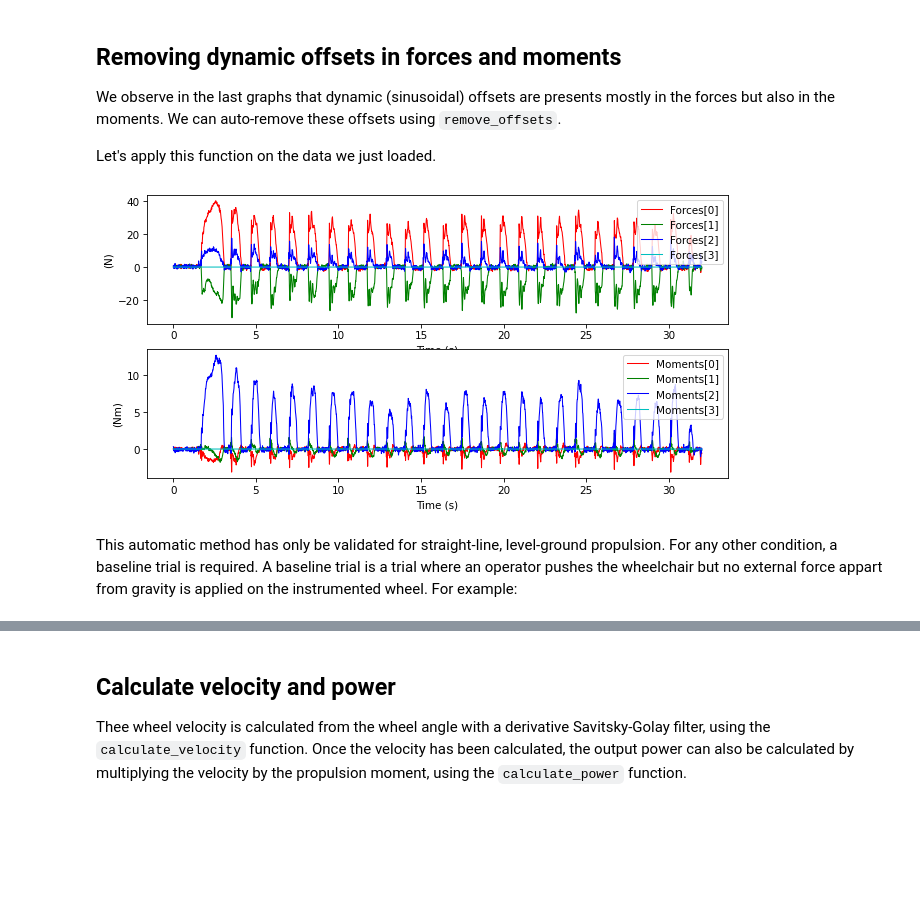
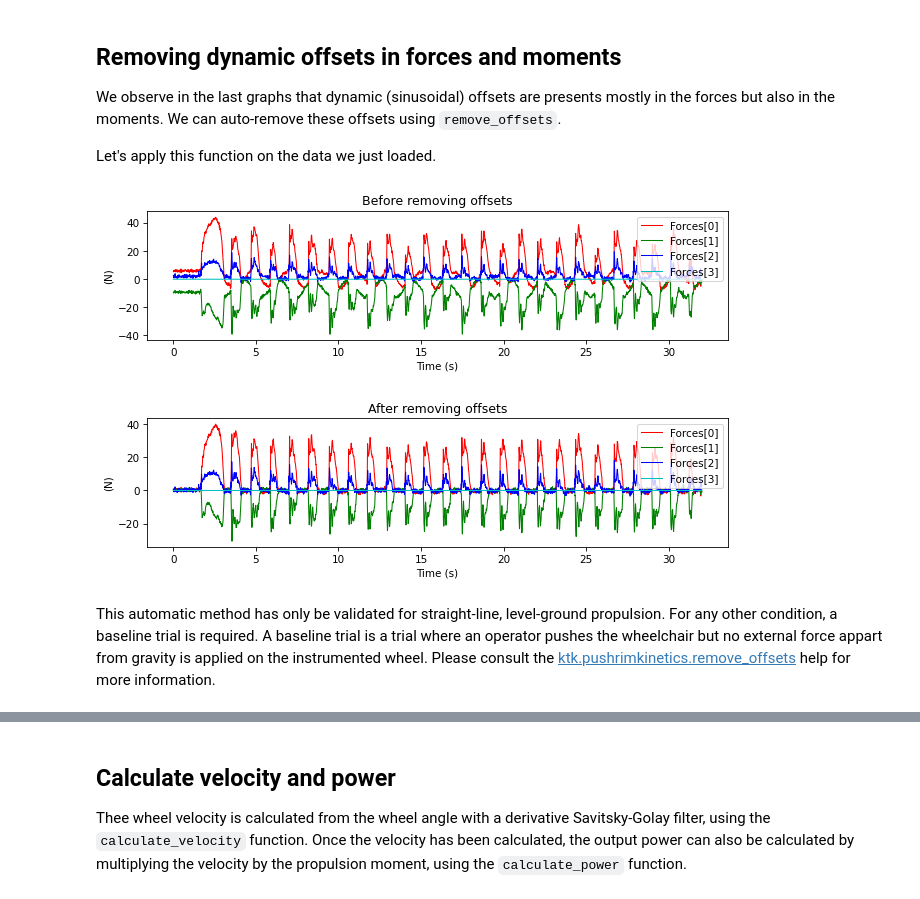
Before and after one commit to kineticstoolkit/kineticstoolkit, a Jupyter notebook: doc/pushrimkinetics.ipynb, the cells around one changed output, grey strips where cells are left out. Cells and saved outputs as stored; diff of their text form; code cells hidden in the pictures; blank space fills up the shorter version.

```diff
--- a/doc/pushrimkinetics.ipynb
+++ b/doc/pushrimkinetics.ipynb
@@ -79,15 +79,21 @@ Removing dynamic offsets in forces and moments
 We observe in the last graphs that dynamic (sinusoidal) offsets are presents mostly in the forces but also in the moments. We can auto-remove these offsets using `remove_offsets`.
 
 Let's apply this function on the data we just loaded.
+# %%
+plt.subplot(2, 1, 1)
+kinetics.plot('Forces')
+plt.title('Before removing offsets')
+plt.show()
+# %% [output]
+[figure, added]
 # %%
 kinetics = ktk.pushrimkinetics.remove_offsets(kinetics)
 
-plt.subplot(2, 1, 1)
+plt.subplot(2, 1, 2)
 kinetics.plot('Forces')
-plt.subplot(2, 1, 2)
-kinetics.plot('Moments')
+plt.title('After removing offsets')
+plt.show()
 # %% [output]
-[figure, old version]
+[figure, new version]
 # %% [markdown]
-This automatic method has only be validated for straight-line, level-ground propulsion. For any other condition, a baseline trial is required. A baseline trial is a trial where an operator pushes the wheelchair but no external
-force appart from gravity is applied on the instrumented wheel. For example:
+This automatic method has only be validated for straight-line, level-ground propulsion. For any other condition, a baseline trial is required. A baseline trial is a trial where an operator pushes the wheelchair but no external force appart from gravity is applied on the instrumented wheel. Please consult the [ktk.pushrimkinetics.remove_offsets](api/ktk.pushrimkinetics.rst#ktk.pushrimkinetics.remove_offsets) help for more information.
```
Also changed, not shown: parts of 7 cells of this notebook, 29 other files.
